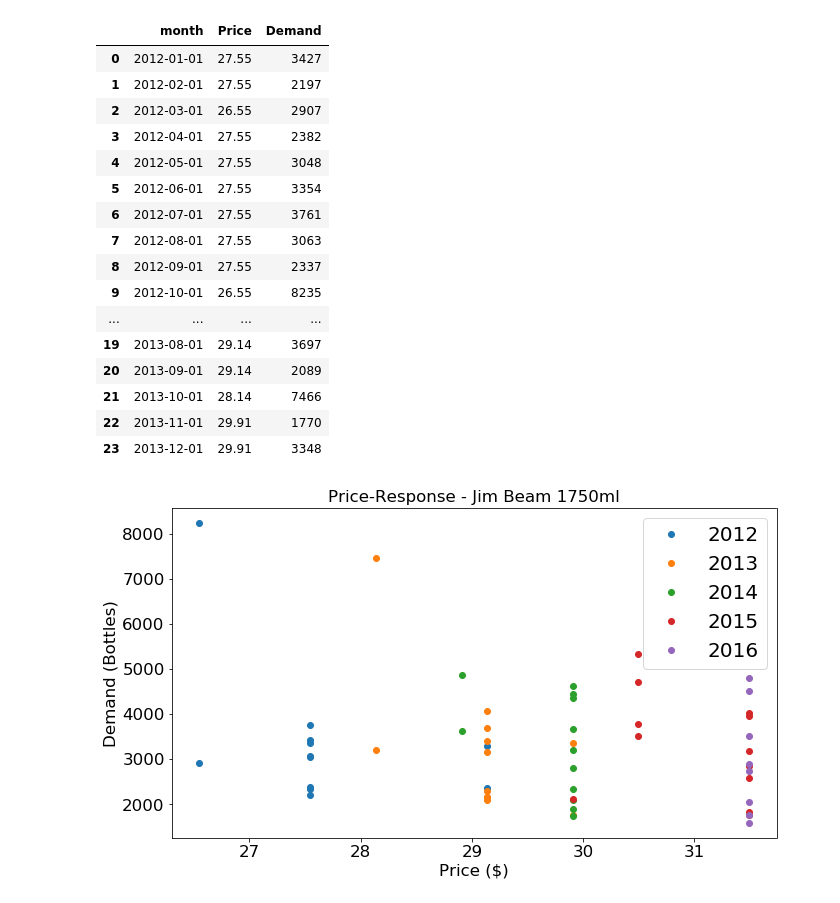
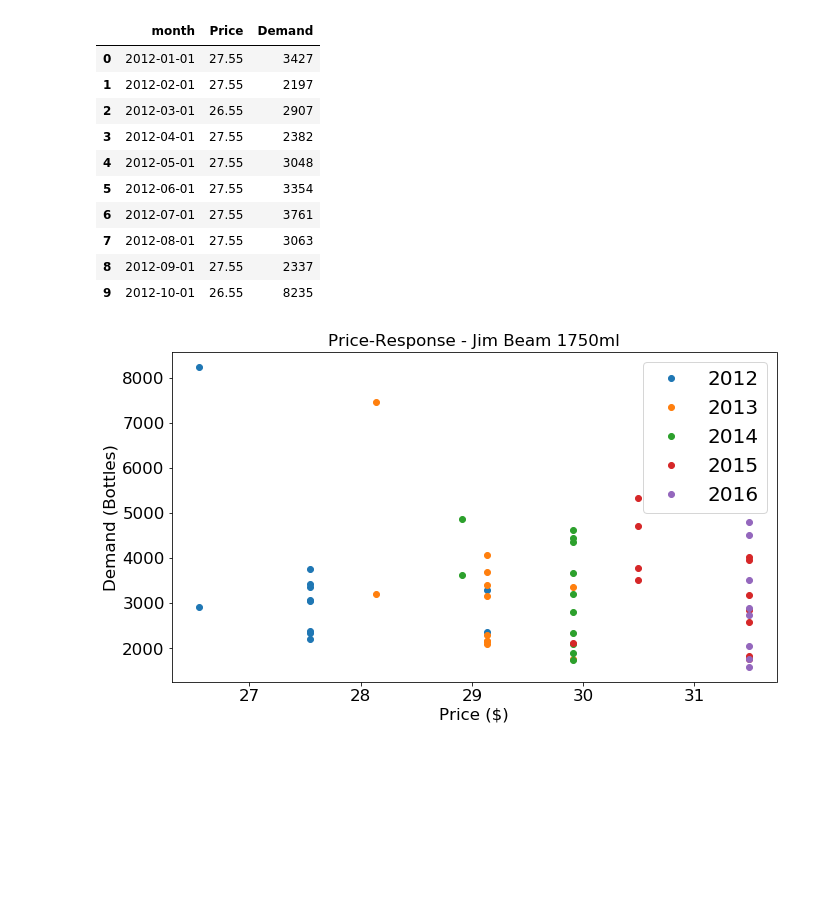
Before and after one commit to nicholsonjohnc/promotion-optimization, a Jupyter notebook: Untitled.ipynb, the cells around one changed output. Cells and saved outputs as stored; diff of their text form; code cells hidden in the pictures; blank space fills up the shorter version.

```diff
--- a/Untitled.ipynb
+++ b/Untitled.ipynb
@@ -17,25 +17,19 @@ from pandas.plotting import scatter_matrix
 df = pd.read_csv('agg_data.csv')
 df['month'] = pd.to_datetime(df['month'])
 # %%
-df.head(24)
+df.head(10)
 # %% [output]
 |  | month | Price | Demand |
 | 0 | 2012-01-01 | 27.55 | 3427 |
 | 1 | 2012-02-01 | 27.55 | 2197 |
 | 2 | 2012-03-01 | 26.55 | 2907 |
 | 3 | 2012-04-01 | 27.55 | 2382 |
 | 4 | 2012-05-01 | 27.55 | 3048 |
 | 5 | 2012-06-01 | 27.55 | 3354 |
 | 6 | 2012-07-01 | 27.55 | 3761 |
 | 7 | 2012-08-01 | 27.55 | 3063 |
 | 8 | 2012-09-01 | 27.55 | 2337 |
 | 9 | 2012-10-01 | 26.55 | 8235 |
-| ... | ... | ... | ... |
-| 19 | 2013-08-01 | 29.14 | 3697 |
-| 20 | 2013-09-01 | 29.14 | 2089 |
-| 21 | 2013-10-01 | 28.14 | 7466 |
-| 22 | 2013-11-01 | 29.91 | 1770 |
-| 23 | 2013-12-01 | 29.91 | 3348 |
 # %%
 Month = pd.to_datetime(df['month']).values
 Demand = pd.Series(df['Demand']).values
```
Also changed, not shown: parts of 4 cells of this notebook, 2 other files.
